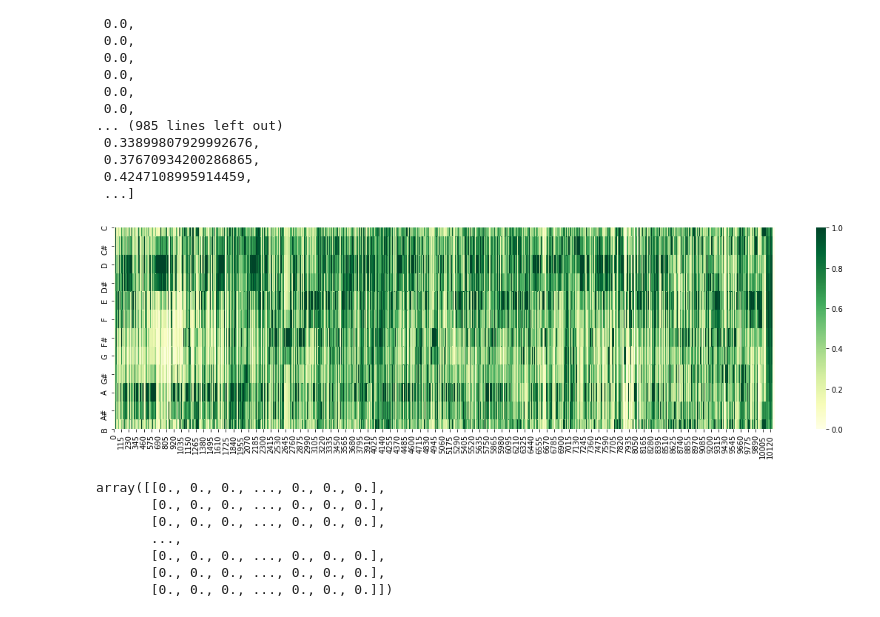
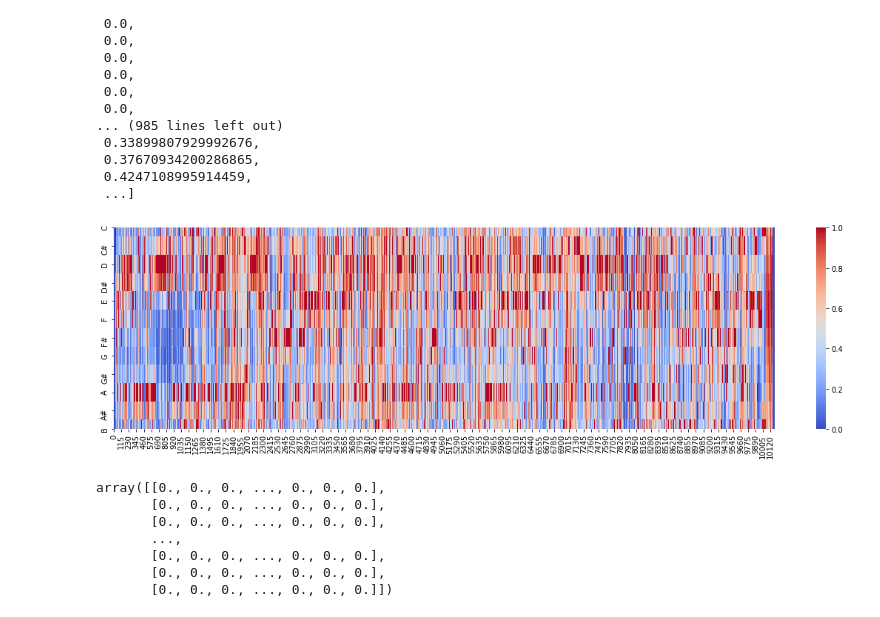
Before and after one commit to pcchencode/chords_recogn, a Jupyter notebook: chroma.ipynb, the cells around one changed output. Cells and saved outputs as stored; diff of their text form; code cells hidden in the pictures.

```diff
--- a/chroma.ipynb
+++ b/chroma.ipynb
@@ -77,18 +77,18 @@ chroma_stft[0]
 # %%
 #### import numpy as np
 import seaborn as sns # 用來畫 heatmap, 輸入要是 np.array
 import matplotlib.pylab as plt
 
 lst = [chroma_stft[i] for i in range(0, 12)]
 chroma_lst = np.array(lst)
 
 plt.figure(figsize = (20,5))
 uniform_data = np.random.rand(12, 10186)
 y_axis_labels = ['C', 'C#', 'D', 'D#', 'E', 'F', 'F#', 'G', 'G#', 'A', 'A#', 'B']
-ax = sns.heatmap(chroma_lst, vmin=0, vmax=1, cmap="YlGn", yticklabels=y_axis_labels)
+ax = sns.heatmap(chroma_lst, vmin=0, vmax=1, cmap="coolwarm", yticklabels=y_axis_labels)
 plt.show() # 畫出12個半音的能量分佈圖
 # %% [output]
-[figure, old version]
+[figure, new version]
 # %%
 lst = [chroma_stft[i] for i in range(0, 12)]
 # np.array([chroma_stft[0], chroma_stft[1], chroma_stft[2], chroma_stft[3], ])
```
